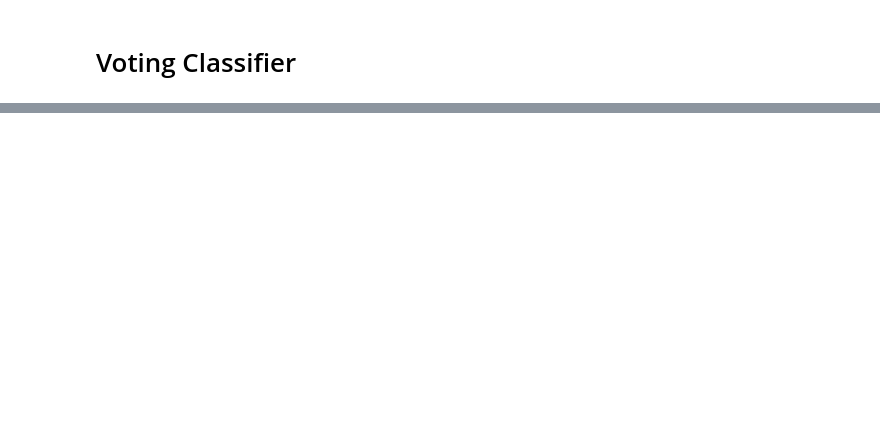
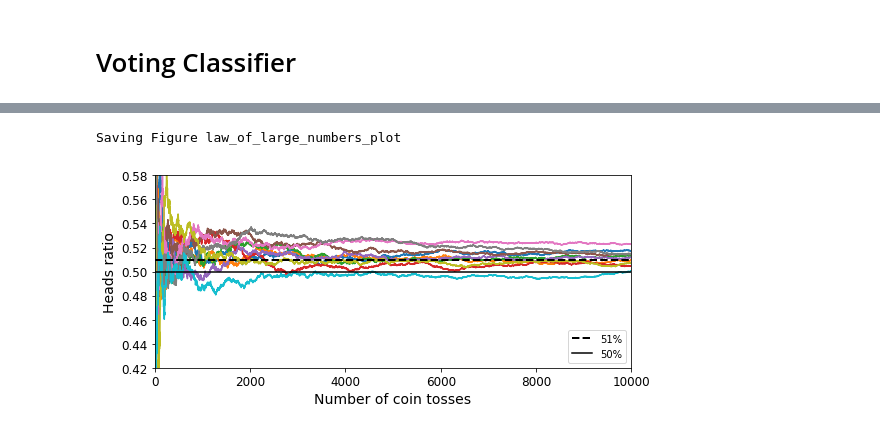
Before and after one commit to TeguhPermana666/Ensamble-Learning, a Jupyter notebook: vote_methode.ipynb, the cells around one changed output, grey strips where cells are left out. Saved outputs shown, nothing was run; the diff lists cells and outputs as text; code cells hidden in the pictures; blank space fills up the shorter version.

Commit message:
[ Coin Toss Visualization ]

```diff
--- a/vote_methode.ipynb
+++ b/vote_methode.ipynb
@@ -41,0 +42,5 @@ def save_fig(fig_id,tight_layout=True, fig_extension='png',resolution=300):
+# %%
+heads_proba = 0.51 #51%
+coin_tosses = (np.random.rand(10000,10) < heads_proba).astype(np.int32)
+cumulative_heads_ratio = np.cumsum(coin_tosses,axis=0) / np.arange(1,10001).reshape(-1,1)
+cumulative_heads_ratio.tolist()
@@ -41,0 +75,14 @@ def save_fig(fig_id,tight_layout=True, fig_extension='png',resolution=300):
+# %%
+plt.figure(figsize=(8,3.5))
+plt.plot(cumulative_heads_ratio)
+plt.plot([0, 10000], [0.51, 0.51], "k--", linewidth=2, label="51%")
+plt.plot([0, 10000], [0.5, 0.5], "k-", label="50%")
+plt.xlabel("Number of coin tosses")
+plt.ylabel("Heads ratio")
+plt.legend(loc="lower right")
+plt.axis([0, 10000, 0.42, 0.58])
+save_fig("law_of_large_numbers_plot")
+plt.show()
+# %% [output]
+Saving Figure law_of_large_numbers_plot
+[figure, added]
```
Also changed, not shown: parts of 4 cells of this notebook, 1 other file.
